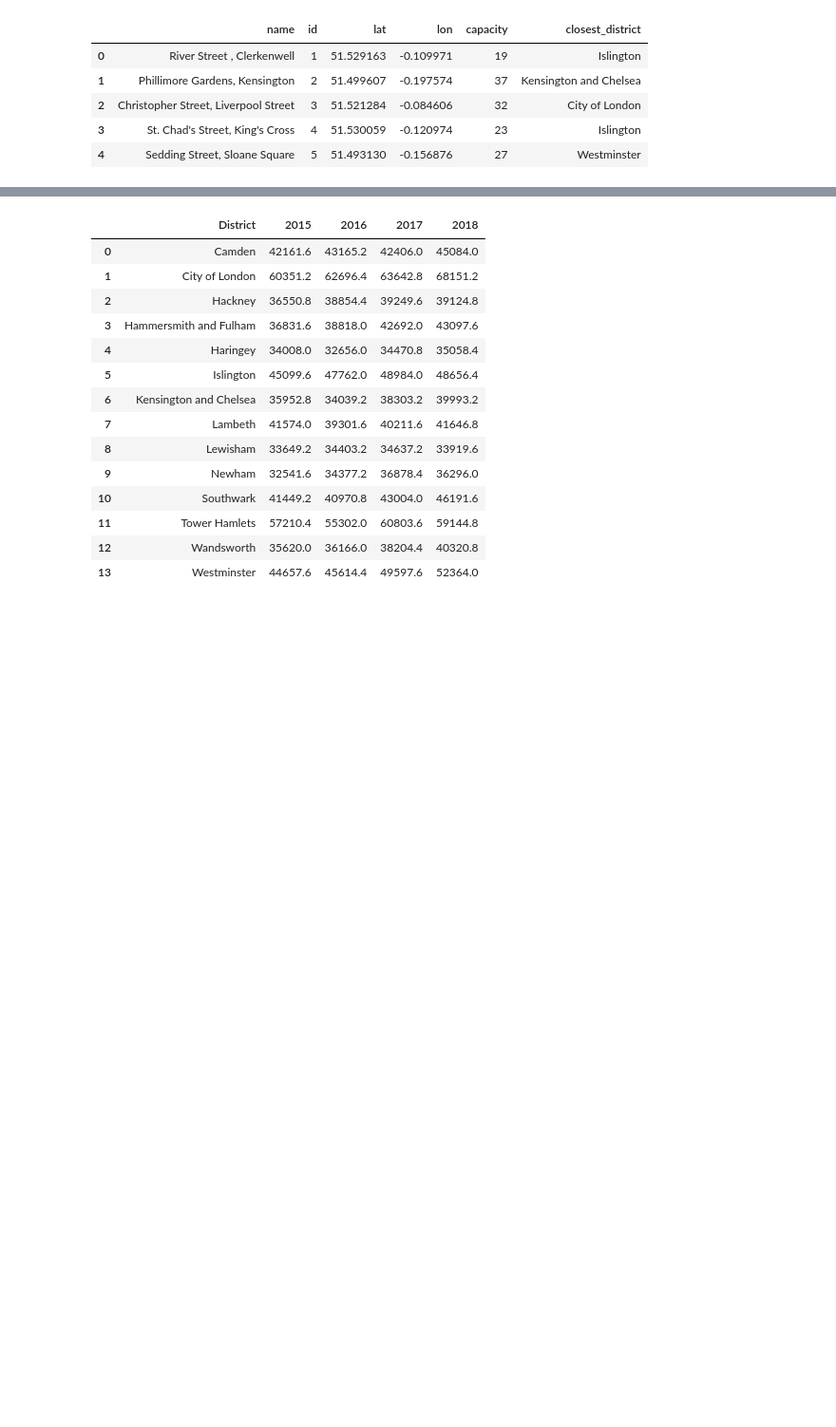
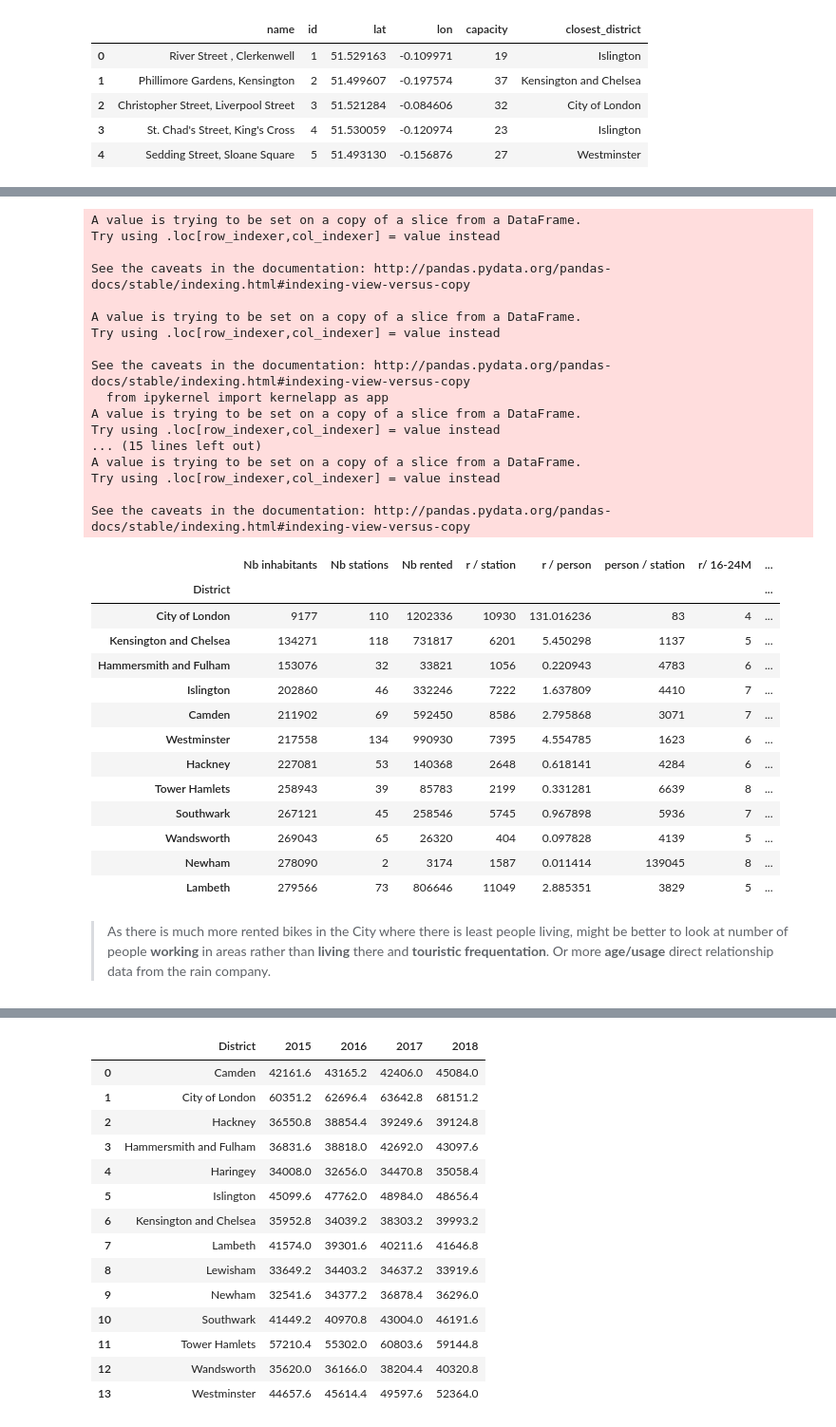
Before and after one commit to dataBikeHsUlm/MapReduce, a Jupyter notebook: Data_Profiling/AdditionalFeatures.ipynb, the cells around one changed output, grey strips where cells are left out. Shown at 95% size. Drawn from its saved outputs; the diff is of its cells as text; code cells hidden in the pictures; blank space fills up the shorter version.

```diff
--- a/Data_Profiling/AdditionalFeatures.ipynb
+++ b/Data_Profiling/AdditionalFeatures.ipynb
@@ -167,0 +166,7 @@ The most used stations according to age data could be in: <br>
+# %%
+age_stations = age[age["Year"] == 2019].merge(stations[["id","closest_district"]], how="right", left_on="District", right_on="closest_district")
+del age_stations["id"]
+del age_stations["closest_district"]
+
+d_nb = age_stations.groupby(["District"]).count()
+d_nb[["Year"]]
@@ -167,0 +188,3 @@ The most used stations according to age data could be in: <br>
+# %%
+d_rented = features_age[["Rented Bikes","District"]].groupby(["District"]).sum()
+d_rented
@@ -168,3 +206,72 @@ The most used stations according to age data could be in: <br>
+# %%
+r_per_s = []
+r_per_p = []
+s_per_p = []
+
+d_demographic = age_stations.groupby(["District"]).head(1)
+
+for i in range(len(d_rented)):
+    r_per_s.append(int(d_rented.iloc[i]["Rented Bikes"]/d_nb.iloc[i]["Ages sum"]))
+    r_per_p.append(d_rented.iloc[i]["Rented Bikes"]/d_demographic.iloc[i]["Ages sum"])
+    s_per_p.append(int(d_demographic.iloc[i]["Ages sum"]/d_nb.iloc[i]["Ages sum"]))
+
+
+d_final = d_nb[[]]
+d_final["Nb inhabitants"] = d_demographic["Ages sum"].tolist()
+d_final["Nb stations"] = d_nb["Ages sum"].tolist()
+d_final["Nb rented"] = d_rented["Rented Bikes"].tolist()
+d_final["r / station"] = r_per_s
+d_final["r / person"] = r_per_p
+d_final["person / station"] = s_per_p
+
+if True:
+    for c in d_demographic.columns[2:-1]:
+        if c == "District":
+            next
+
+        array = []
+        for i in range(len(d_rented)):
+            array.append(int(100*d_demographic.iloc[i][c]/d_demographic.iloc[i]["Ages sum"]))
+
+        d_final["r/ %s" % c] = array
+
+d_final.sort_values("Nb inhabitants")
+# %% [output]
+A value is trying to be set on a copy of a slice from a DataFrame.
+Try using .loc[row_indexer,col_indexer] = value instead
+
+See the caveats in the documentation: http://pandas.pydata.org/pandas-docs/stable/indexing.html#indexing-view-versus-copy
+
+A value is trying to be set on a copy of a slice from a DataFrame.
+Try using .loc[row_indexer,col_indexer] = value instead
+
+See the caveats in the documentation: http://pandas.pydata.org/pandas-docs/stable/indexing.html#indexing-view-versus-copy
+  from ipykernel import kernelapp as app
+A value is trying to be set on a copy of a slice from a DataFrame.
+Try using .loc[row_indexer,col_indexer] = value instead
+... (15 lines left out)
+A value is trying to be set on a copy of a slice from a DataFrame.
+Try using .loc[row_indexer,col_indexer] = value instead
+
+See the caveats in the documentation: http://pandas.pydata.org/pandas-docs/stable/indexing.html#indexing-view-versus-copy
+|  | Nb inhabitants | Nb stations | Nb rented | r / station | r / person | person / station | r/ 16-24M | ... |
+| District |  |  |  |  |  |  |  | ... |
+| City of London | 9177 | 110 | 1202336 | 10930 | 131.016236 | 83 | 4 | ... |
+| Kensington and Chelsea | 134271 | 118 | 731817 | 6201 | 5.450298 | 1137 | 5 | ... |
+| Hammersmith and Fulham | 153076 | 32 | 33821 | 1056 | 0.220943 | 4783 | 6 | ... |
+| Islington | 202860 | 46 | 332246 | 7222 | 1.637809 | 4410 | 7 | ... |
+| Camden | 211902 | 69 | 592450 | 8586 | 2.795868 | 3071 | 7 | ... |
+| Westminster | 217558 | 134 | 990930 | 7395 | 4.554785 | 1623 | 6 | ... |
+| Hackney | 227081 | 53 | 140368 | 2648 | 0.618141 | 4284 | 6 | ... |
+| Tower Hamlets | 258943 | 39 | 85783 | 2199 | 0.331281 | 6639 | 8 | ... |
+| Southwark | 267121 | 45 | 258546 | 5745 | 0.967898 | 5936 | 7 | ... |
+| Wandsworth | 269043 | 65 | 26320 | 404 | 0.097828 | 4139 | 5 | ... |
+| Newham | 278090 | 2 | 3174 | 1587 | 0.011414 | 139045 | 8 | ... |
+| Lambeth | 279566 | 73 | 806646 | 11049 | 2.885351 | 3829 | 5 | ... |
+# %% [markdown]
+> As there is much more rented bikes in the City where there is least people living,
+> might be better to look at number of people **working** in areas rather than **living** there and **touristic frequentation**.
+> Or more **age/usage** direct relationship data from the rain company.
 # %% [markdown]
 ## 3. Earnings
 According to Santander Cycles Survey of Q2 2017/2018 their main target group come up with an anual income between **20 k and more than 70 k**.<br>
```
Also changed, not shown: parts of 7 cells of this notebook, 5 other files.
